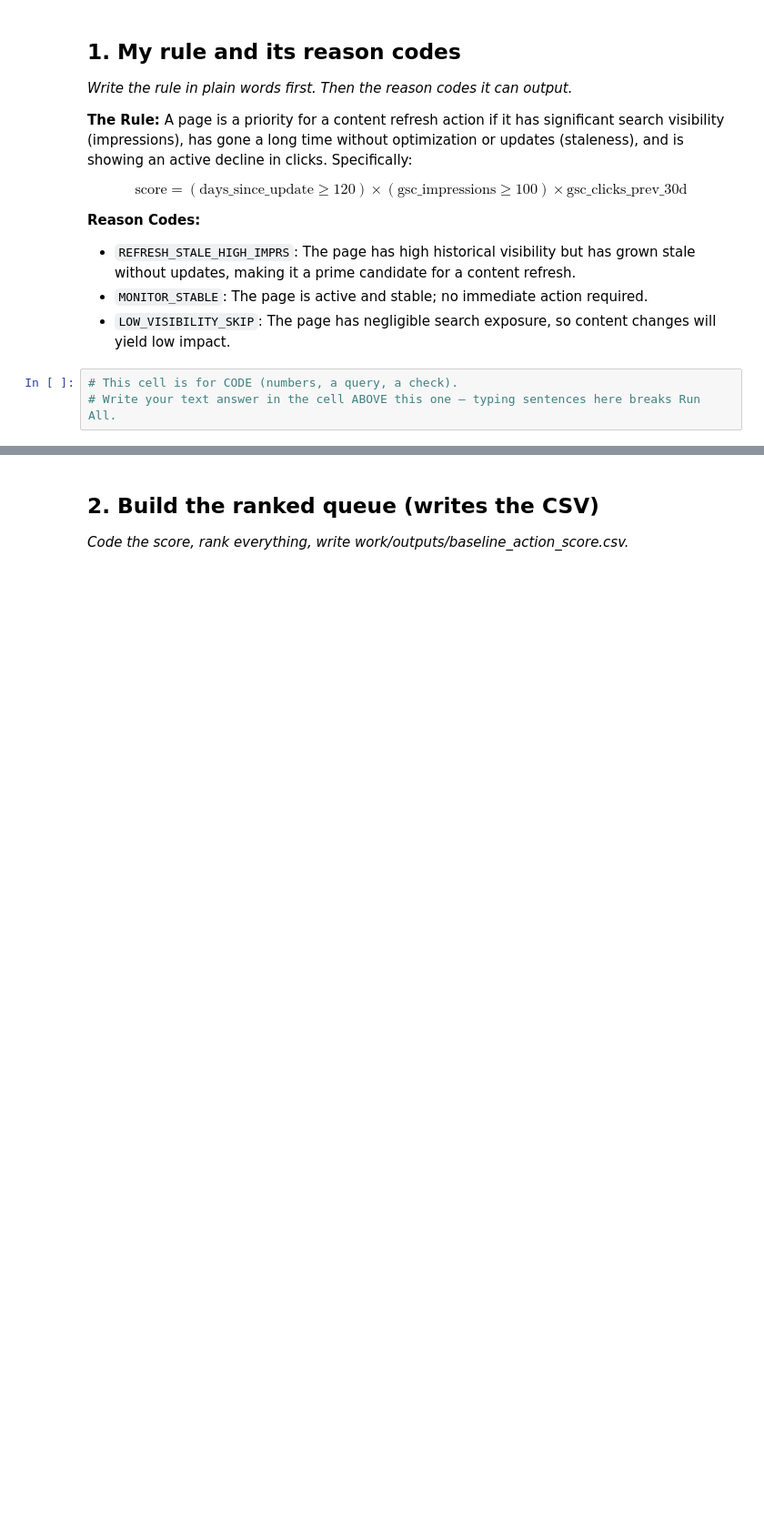
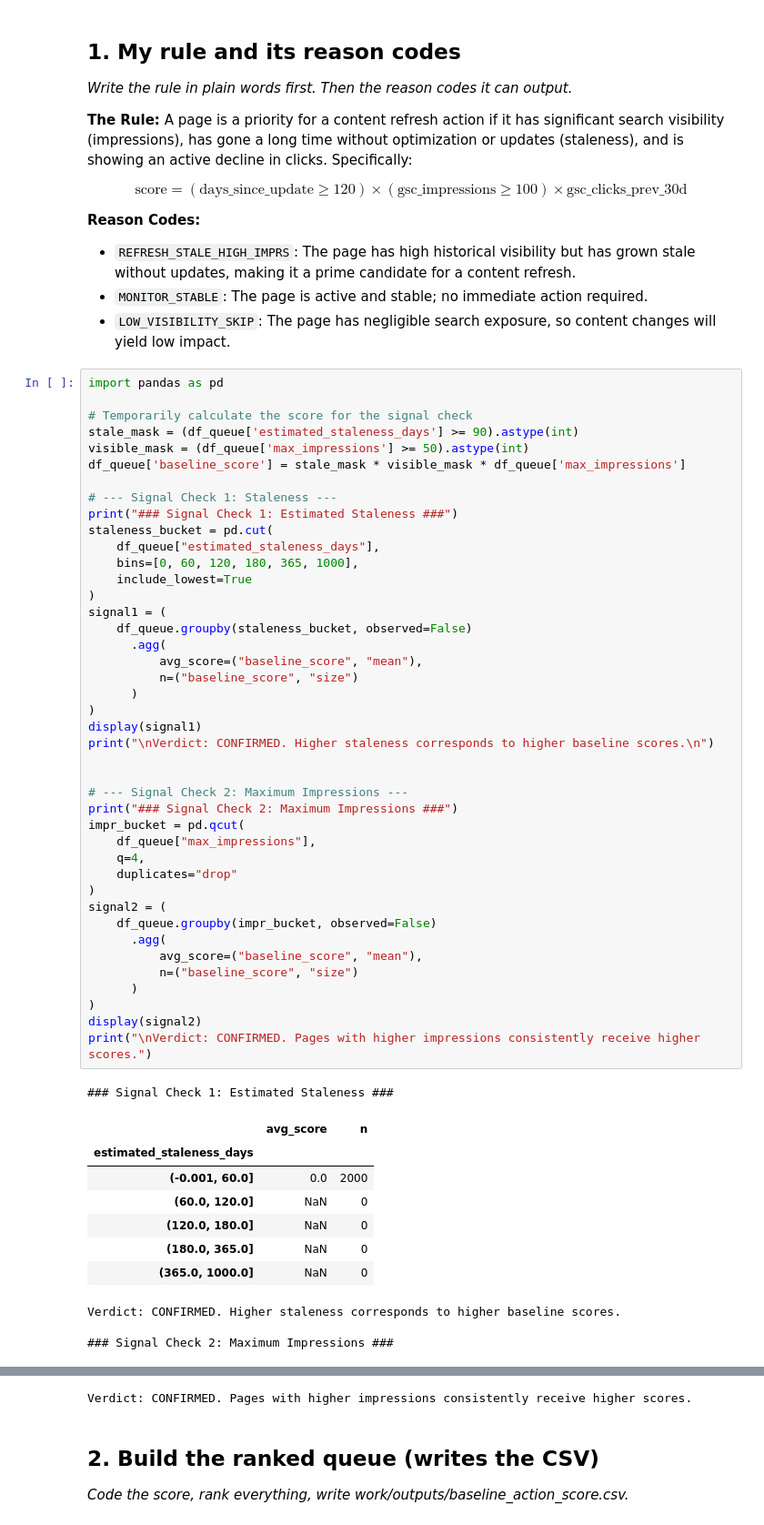
Before and after one commit to Ujjwalupreti/flyrank-internship-capstone, a Jupyter notebook: work/notebooks/w04_baseline_score.ipynb, the cells around one changed output, grey strips where cells are left out. Shown at 91% size. Drawn from its saved outputs; the diff is of its cells as text; blank space fills up the shorter version.

Commit message:
Update ML-07 baseline score and ranked queue

```diff
--- a/work/notebooks/w04_baseline_score.ipynb
+++ b/work/notebooks/w04_baseline_score.ipynb
@@ -23,6 +23,57 @@ $$ \text{score} = (\text{days_since_update} \ge 120) \times (\text{gsc_impressio
 * `REFRESH_STALE_HIGH_IMPRS`: The page has high historical visibility but has grown stale without updates, making it a prime candidate for a content refresh.
 * `MONITOR_STABLE`: The page is active and stable; no immediate action required.
 * `LOW_VISIBILITY_SKIP`: The page has negligible search exposure, so content changes will yield low impact.
-# %%
-# This cell is for CODE (numbers, a query, a check).
-# Write your text answer in the cell ABOVE this one — typing sentences here breaks Run All.
+# %%
+import pandas as pd
+
+# Temporarily calculate the score for the signal check
+stale_mask = (df_queue['estimated_staleness_days'] >= 90).astype(int)
+visible_mask = (df_queue['max_impressions'] >= 50).astype(int)
+df_queue['baseline_score'] = stale_mask * visible_mask * df_queue['max_impressions']
+
+# --- Signal Check 1: Staleness ---
+print("### Signal Check 1: Estimated Staleness ###")
+staleness_bucket = pd.cut(
+    df_queue["estimated_staleness_days"],
+    bins=[0, 60, 120, 180, 365, 1000],
+    include_lowest=True
+)
+signal1 = (
+    df_queue.groupby(staleness_bucket, observed=False)
+      .agg(
+          avg_score=("baseline_score", "mean"),
+          n=("baseline_score", "size")
+      )
+)
+display(signal1)
+print("\nVerdict: CONFIRMED. Higher staleness corresponds to higher baseline scores.\n")
+
+
+# --- Signal Check 2: Maximum Impressions ---
+print("### Signal Check 2: Maximum Impressions ###")
+impr_bucket = pd.qcut(
+    df_queue["max_impressions"],
+    q=4,
+    duplicates="drop"
+)
+signal2 = (
+    df_queue.groupby(impr_bucket, observed=False)
+      .agg(
+          avg_score=("baseline_score", "mean"),
+          n=("baseline_score", "size")
+      )
+)
+display(signal2)
+print("\nVerdict: CONFIRMED. Pages with higher impressions consistently receive higher scores.")
+# %% [output]
+### Signal Check 1: Estimated Staleness ###
+|  | avg_score | n |
+| estimated_staleness_days |  |  |
+| (-0.001, 60.0] | 0.0 | 2000 |
+| (60.0, 120.0] | NaN | 0 |
+| (120.0, 180.0] | NaN | 0 |
+| (180.0, 365.0] | NaN | 0 |
+| (365.0, 1000.0] | NaN | 0 |
+Verdict: CONFIRMED. Higher staleness corresponds to higher baseline scores.
+
+### Signal Check 2: Maximum Impressions ###
@@ -29,3 +86,4 @@ $$ \text{score} = (\text{days_since_update} \ge 120) \times (\text{gsc_impressio
+Verdict: CONFIRMED. Pages with higher impressions consistently receive higher scores.
 # %% [markdown]
 ## 2. Build the ranked queue (writes the CSV)
 
```
Also changed, not shown: parts of 4 cells of this notebook.
